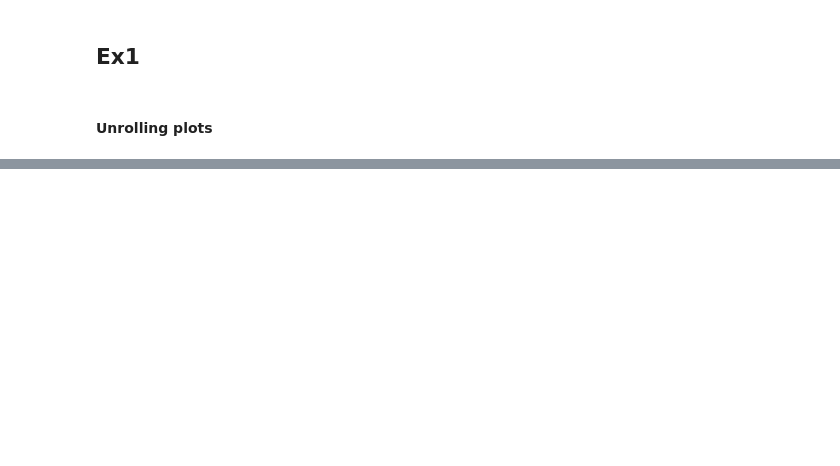
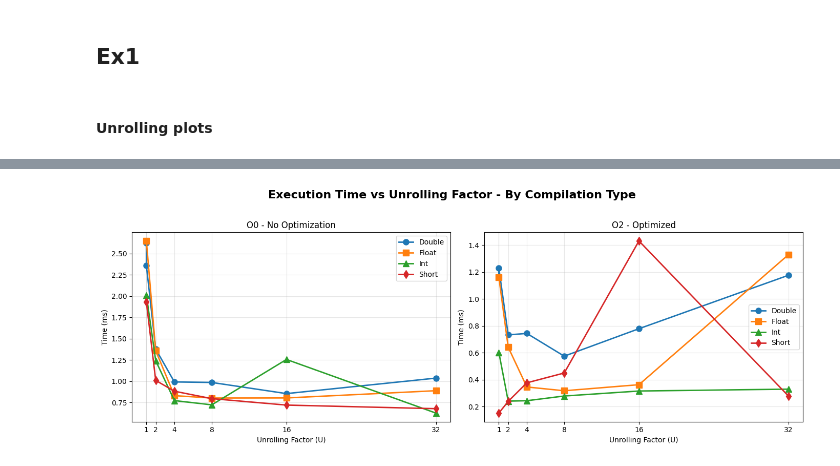
Before and after one commit to malakkbl/ParallelAndDistributedProgramming-TPs, a Jupyter notebook: TP2/plots.ipynb, the cells around one changed output, grey strips where cells are left out. Saved outputs shown, nothing was run; the diff lists cells and outputs as text; code cells hidden in the pictures; blank space fills up the shorter version.

```diff
--- a/TP2/plots.ipynb
+++ b/TP2/plots.ipynb
@@ -68,0 +86,33 @@ Overall speedup (best O2 vs best O0): 1.49x
+# %%
+# Plot 2: Two compilation types (1x2 grid)
+fig, axes = plt.subplots(1, 2, figsize=(14, 5))
+
+# O0
+axes[0].plot(u_o0, times_o0, 'o-', label='Double', linewidth=2, markersize=8)
+axes[0].plot(u_float_o0, times_float_o0, 's-', label='Float', linewidth=2, markersize=8)
+axes[0].plot(u_int_o0, times_int_o0, '^-', label='Int', linewidth=2, markersize=8)
+axes[0].plot(u_short_o0, times_short_o0, 'd-', label='Short', linewidth=2, markersize=8)
+axes[0].set_xlabel('Unrolling Factor (U)')
+axes[0].set_ylabel('Time (ms)')
+axes[0].set_title('O0 - No Optimization')
+axes[0].legend()
+axes[0].grid(True, alpha=0.3)
+axes[0].set_xticks(u_o0)
+
+# O2
+axes[1].plot(u_o2, times_o2, 'o-', label='Double', linewidth=2, markersize=8)
+axes[1].plot(u_float_o2, times_float_o2, 's-', label='Float', linewidth=2, markersize=8)
+axes[1].plot(u_int_o2, times_int_o2, '^-', label='Int', linewidth=2, markersize=8)
+axes[1].plot(u_short_o2, times_short_o2, 'd-', label='Short', linewidth=2, markersize=8)
+axes[1].set_xlabel('Unrolling Factor (U)')
+axes[1].set_ylabel('Time (ms)')
+axes[1].set_title('O2 - Optimized')
+axes[1].legend()
+axes[1].grid(True, alpha=0.3)
+axes[1].set_xticks(u_o2)
+
+plt.suptitle('Execution Time vs Unrolling Factor - By Compilation Type', fontsize=16, fontweight='bold', y=1.02)
+plt.tight_layout()
+plt.show()
+# %% [output]
+[figure, added]
```
Also changed, not shown: parts of 5 cells of this notebook, 43 other files.
